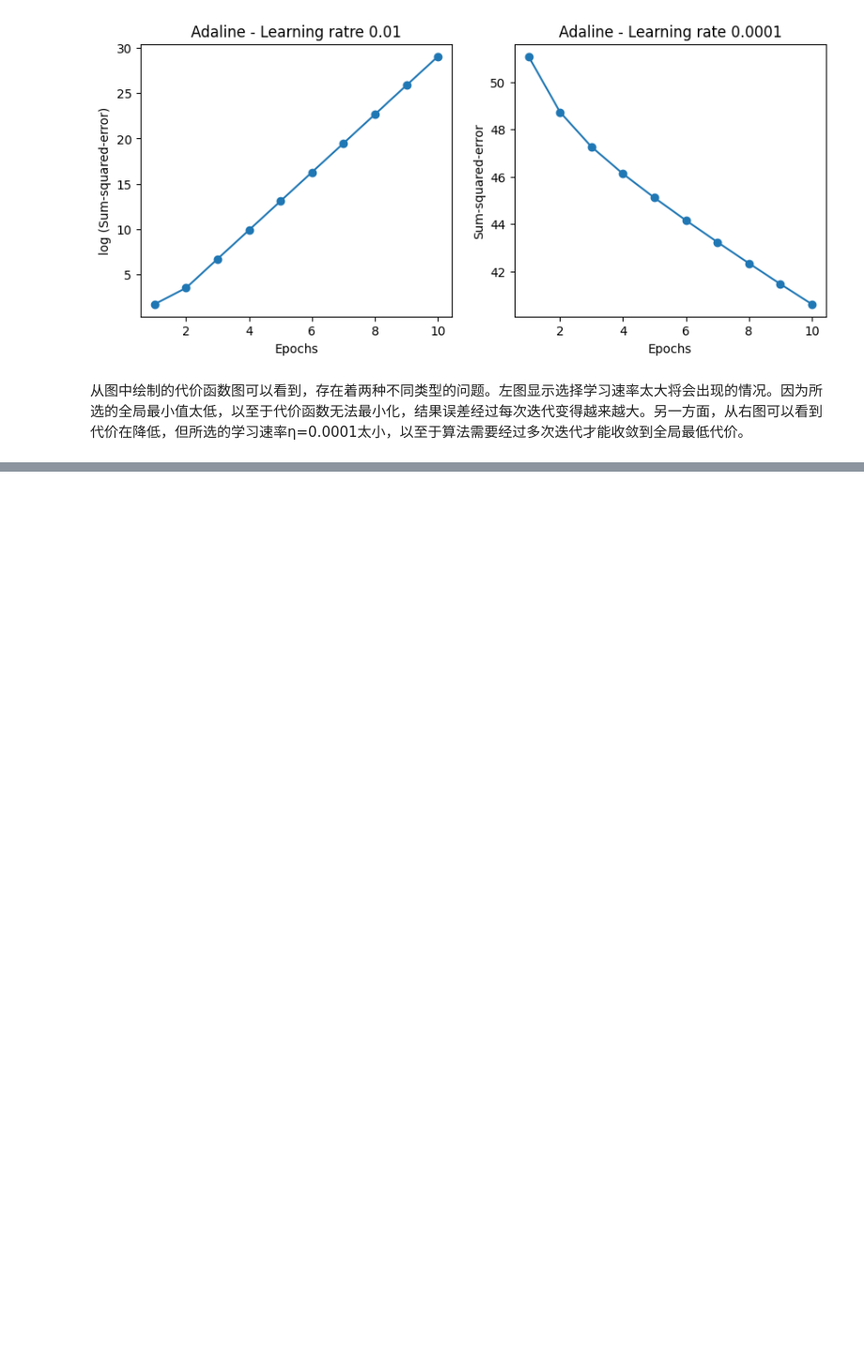
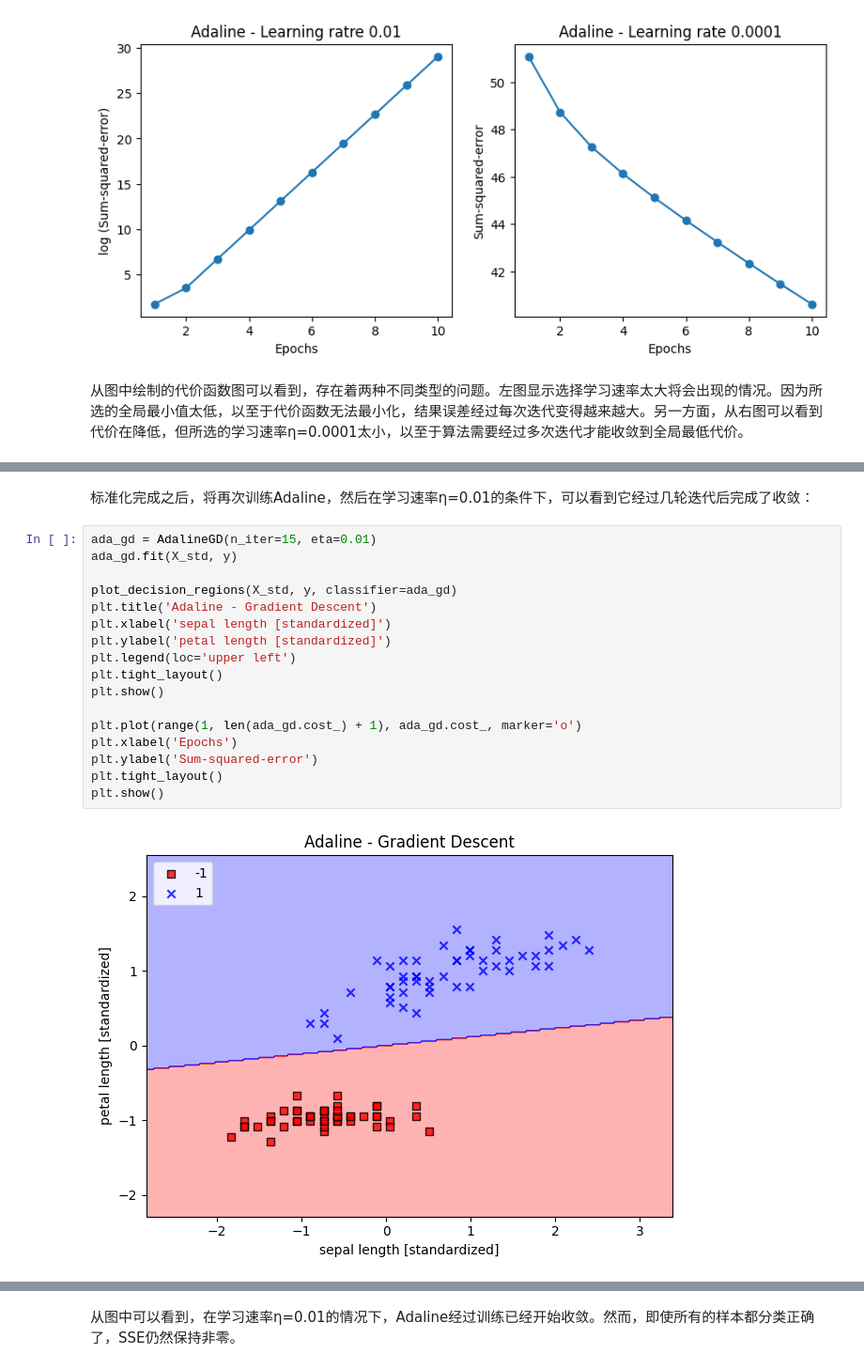
Before and after one commit to JackCaiZhang/python-machine-learning-3rd-edition, a Jupyter notebook: ch02/ch02.ipynb, the cells around one changed output, grey strips where cells are left out. Shown at 94% size. Drawn from its saved outputs; the diff is of its cells as text; blank space fills up the shorter version.

```diff
--- a/ch02/ch02.ipynb
+++ b/ch02/ch02.ipynb
@@ -277,0 +309,21 @@ plt.show()
+# %% [markdown]
+标准化完成之后，将再次训练Adaline，然后在学习速率η=0.01的条件下，可以看到它经过几轮迭代后完成了收敛：
+# %%
+ada_gd = AdalineGD(n_iter=15, eta=0.01)
+ada_gd.fit(X_std, y)
+
+plot_decision_regions(X_std, y, classifier=ada_gd)
+plt.title('Adaline - Gradient Descent')
+plt.xlabel('sepal length [standardized]')
+plt.ylabel('petal length [standardized]')
+plt.legend(loc='upper left')
+plt.tight_layout()
+plt.show()
+
+plt.plot(range(1, len(ada_gd.cost_) + 1), ada_gd.cost_, marker='o')
+plt.xlabel('Epochs')
+plt.ylabel('Sum-squared-error')
+plt.tight_layout()
+plt.show()
+# %% [output]
+[figure, added]
@@ -277,0 +331,2 @@ plt.show()
+# %% [markdown]
+从图中可以看到，在学习速率η=0.01的情况下，Adaline经过训练已经开始收敛。然而，即使所有的样本都分类正确了，SSE仍然保持非零。
```
Also changed, not shown: parts of 12 cells of this notebook, 1 other file.
